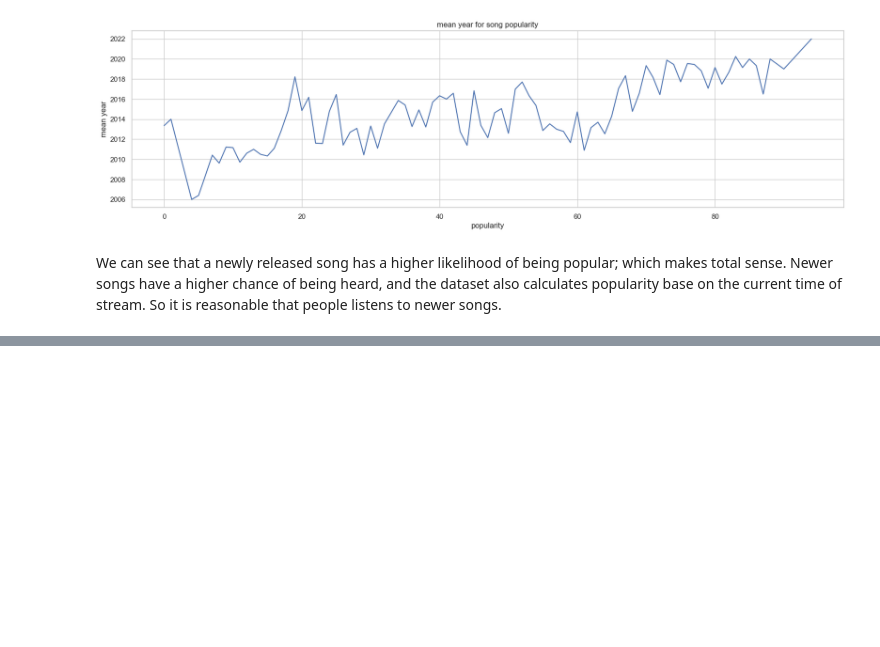
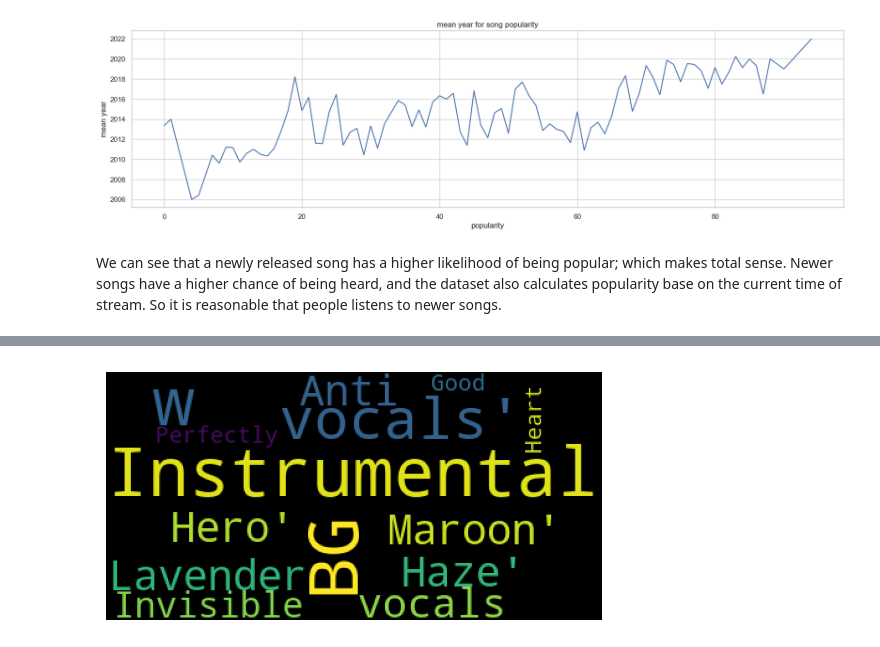
Before and after one commit to yussyafridayusfi/Spotify-EDA-TaylorSwift, a Jupyter notebook: data_viz.ipynb, the cells around one changed output, grey strips where cells are left out. Saved outputs shown, nothing was run; the diff lists cells and outputs as text; code cells hidden in the pictures; blank space fills up the shorter version.

Commit message:
added worldcloud geature

```diff
--- a/data_viz.ipynb
+++ b/data_viz.ipynb
@@ -261,0 +296,10 @@ We can see that a newly released song has a higher likelihood of being popular;
+# %%
+worldcloud_song_name = df['name'].values
+
+wordcloud = WordCloud().generate(str(worldcloud_song_name))
+
+plt.imshow(wordcloud)
+plt.axis("off")
+plt.show()
+# %% [output]
+[figure, added]
```
Also changed, not shown: parts of 4 cells of this notebook.
